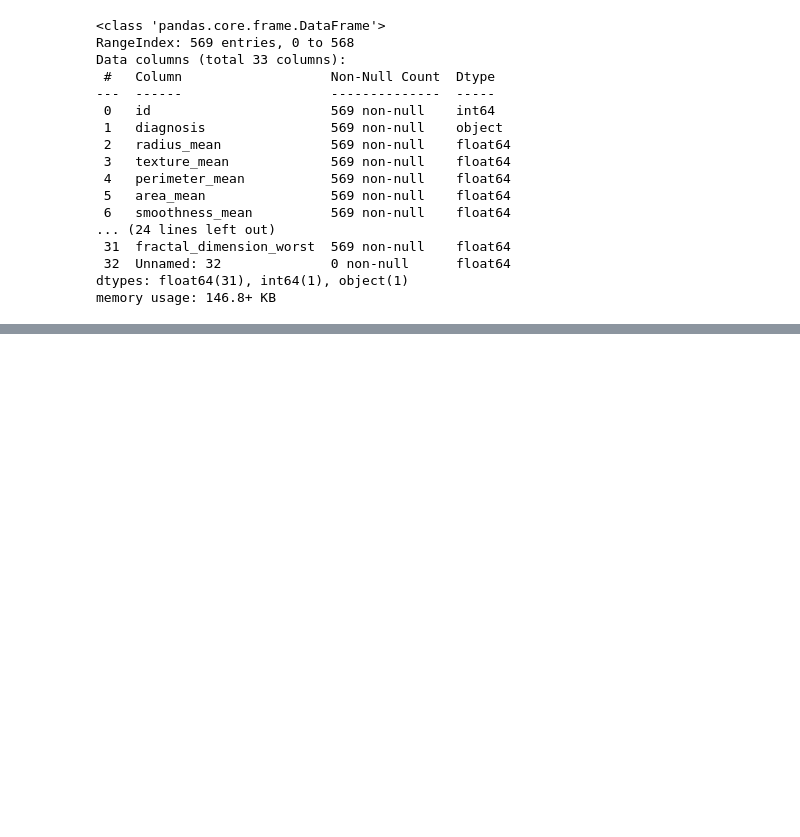
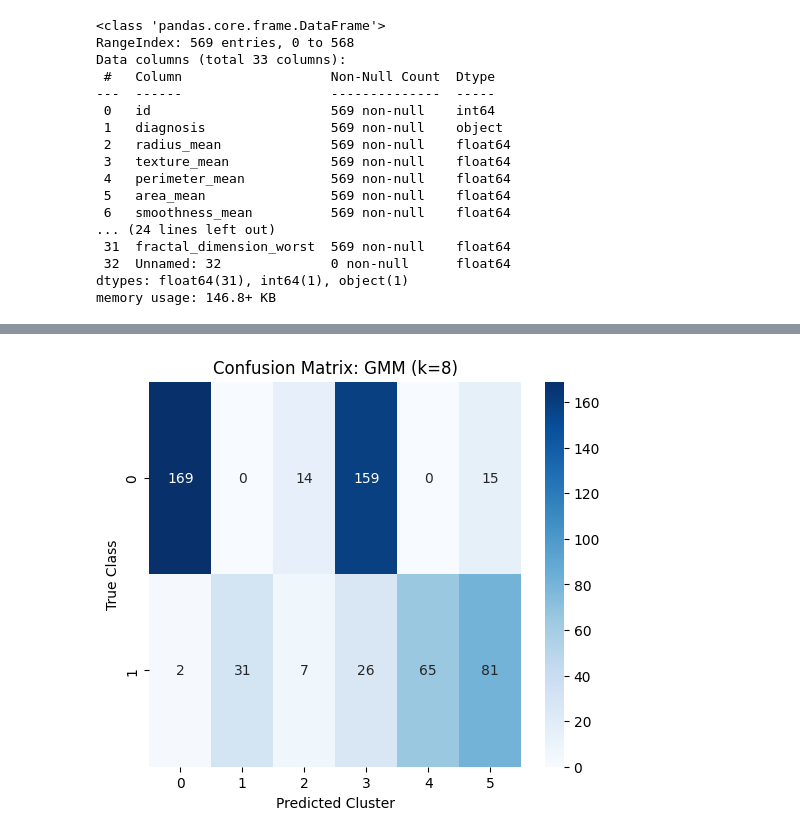
Before and after one commit to bassam-14/Unsupervised-Learning, a Jupyter notebook: GMM.ipynb, the cells around one changed output, grey strips where cells are left out. Drawn from its saved outputs; the diff is of its cells as text; code cells hidden in the pictures; blank space fills up the shorter version.

Commit message:
added confusion matrix

```diff
--- a/GMM.ipynb
+++ b/GMM.ipynb
@@ -492,0 +492,12 @@ Global Winner: PCA Components=2, k=6, Cov=full
+# %%
+from evaluation import confusion_matrix
+cm = confusion_matrix(y, labels)
+
+plt.figure(figsize=(6, 5))
+sns.heatmap(cm, annot=True, fmt='d', cmap='Blues')
+plt.title(f'Confusion Matrix: GMM (k={best_gmm.k_components})')
+plt.xlabel('Predicted Cluster')
+plt.ylabel('True Class')
+plt.show()
+# %% [output]
+[figure, added]
```
Also changed, not shown: parts of 5 cells of this notebook, 1 other file.
